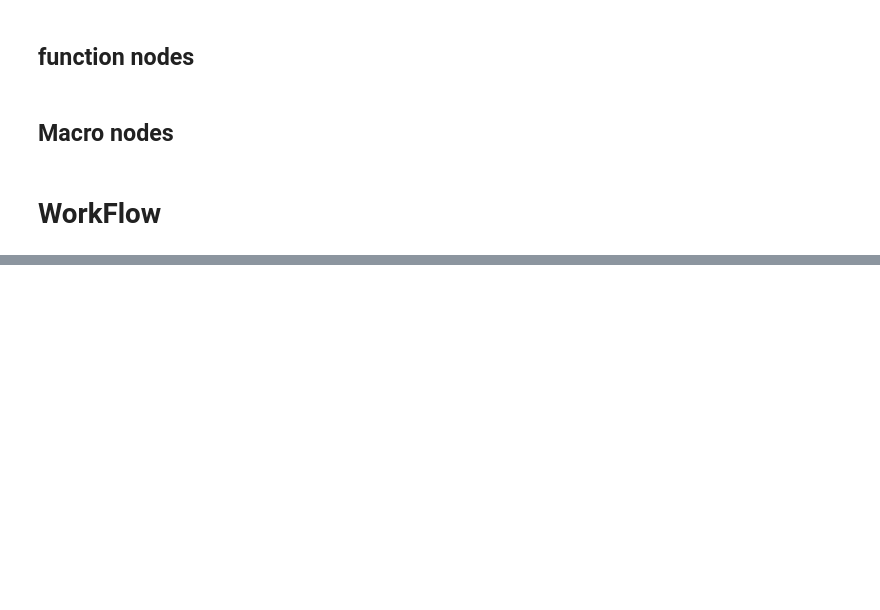
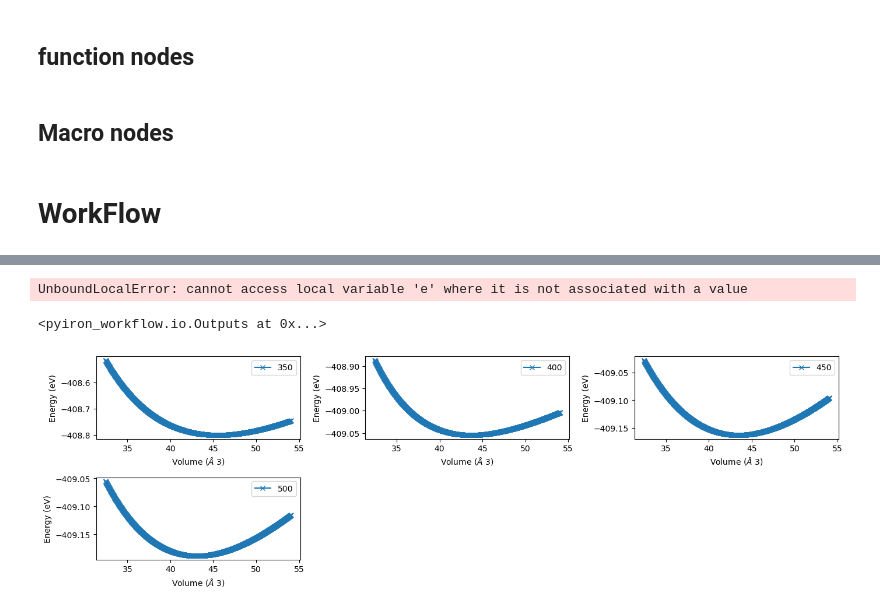
Before and after one commit to pyiron/hackathon-2024, a Jupyter notebook: SphinxFieldEvaporation/sphinx_wf.ipynb, the cells around one changed output, grey strips where cells are left out. Saved outputs shown, nothing was run; the diff lists cells and outputs as text; code cells hidden in the pictures; blank space fills up the shorter version.

```diff
--- a/SphinxFieldEvaporation/sphinx_wf.ipynb
+++ b/SphinxFieldEvaporation/sphinx_wf.ipynb
@@ -45,7 +45,7 @@ def apply_strain(structure, strain, copy_structure = True):
     return strained_structure
 
 @Workflow.wrap.as_function_node("sphinx_strain_job")
-def sphinx_calculation_for_strain(pr_name, structure, encut, strain):
+def sphinx_calculation_for_encut_strain(pr_name, structure, encut, strain):
     """ Function to set sphinx jobs with varying strain on the lattice.
     Takes inputs project, basis, strain and the cutoff energy (encut) """
     from pyiron_atomistics import Project
@@ -244,2 +238,14 @@ running: False
+# %%
+pwf.save()
+# %% [output]
+UnboundLocalError: cannot access local variable 'e' where it is not associated with a value
+# %%
+pwf.outputs
+# %% [output]
+<pyiron_workflow.io.Outputs at 0x...>
+# %%
+pwf.energy_volume.outputs.figure.value
+# %% [output]
+[figure, added]
 # %%
 from pyiron_atomistics import Project
```
Also changed, not shown: parts of 4 cells of this notebook.
